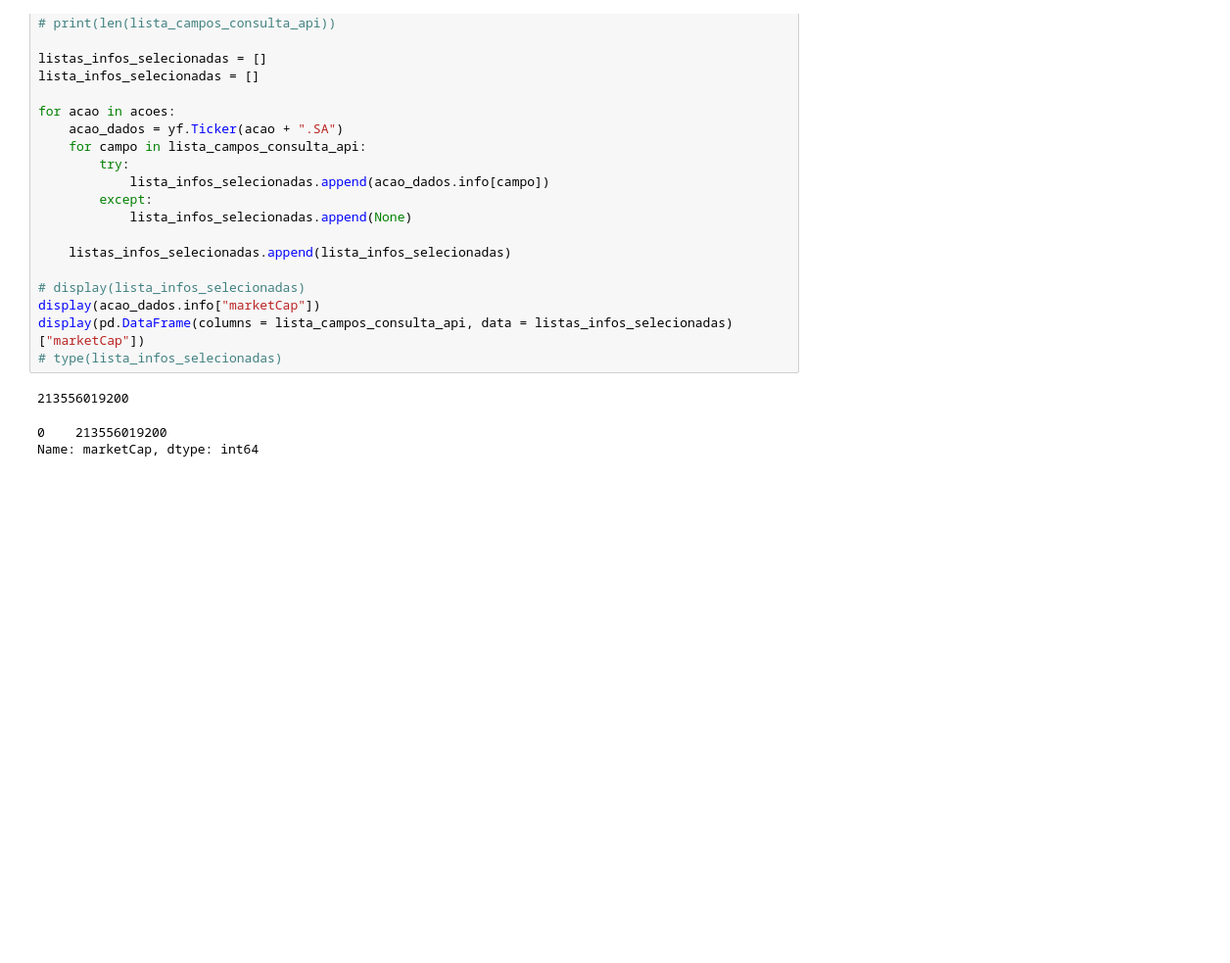
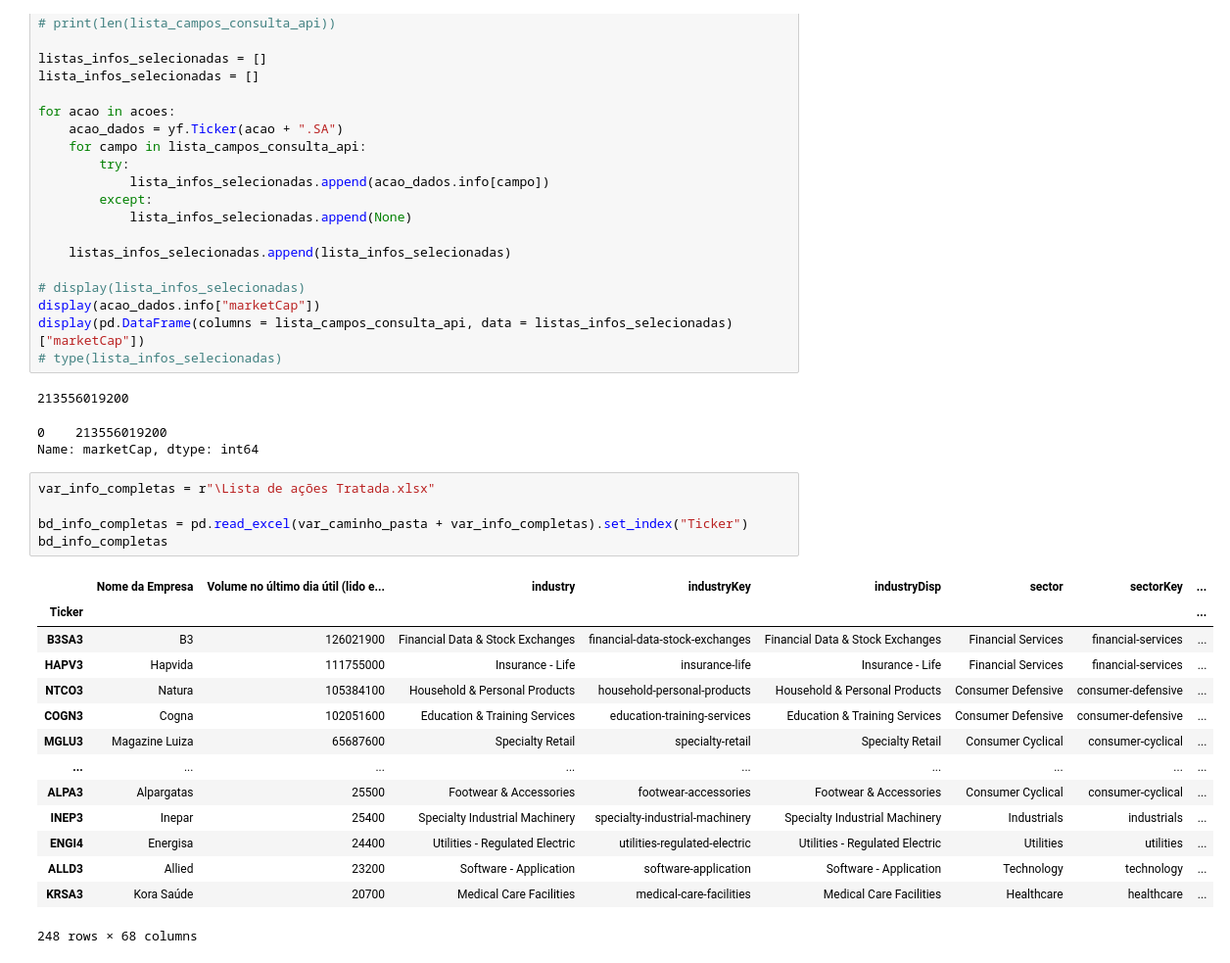
Before and after one commit to ricardopeloi/o_mais_novo_day_trader_do_brasil, a Jupyter notebook: Análises/Novo gerador de Arquivo de Histórico.ipynb, the cells around one changed output. Shown at 98% size. Drawn from its saved outputs; the diff is of its cells as text; blank space fills up the shorter version.

```diff
--- a/Análises/Novo gerador de Arquivo de Histórico.ipynb
+++ b/Análises/Novo gerador de Arquivo de Histórico.ipynb
@@ -808,3 +876,23 @@ display(pd.DataFrame(columns = lista_campos_consulta_api, data = listas_infos_se
 213556019200
 0    213556019200
 Name: marketCap, dtype: int64
+# %%
+var_info_completas = r"\Lista de ações Tratada.xlsx"
+
+bd_info_completas = pd.read_excel(var_caminho_pasta + var_info_completas).set_index("Ticker")
+bd_info_completas
+# %% [output]
+|  | Nome da Empresa | Volume no último dia útil (lido e... | industry | industryKey | industryDisp | sector | sectorKey | ... |
+| Ticker |  |  |  |  |  |  |  | ... |
+| B3SA3 | B3 | 126021900 | Financial Data & Stock Exchanges | financial-data-stock-exchanges | Financial Data & Stock Exchanges | Financial Services | financial-services | ... |
+| HAPV3 | Hapvida | 111755000 | Insurance - Life | insurance-life | Insurance - Life | Financial Services | financial-services | ... |
+| NTCO3 | Natura | 105384100 | Household & Personal Products | household-personal-products | Household & Personal Products | Consumer Defensive | consumer-defensive | ... |
+| COGN3 | Cogna | 102051600 | Education & Training Services | education-training-services | Education & Training Services | Consumer Defensive | consumer-defensive | ... |
+| MGLU3 | Magazine Luiza | 65687600 | Specialty Retail | specialty-retail | Specialty Retail | Consumer Cyclical | consumer-cyclical | ... |
+| ... | ... | ... | ... | ... | ... | ... | ... | ... |
+| ALPA3 | Alpargatas | 25500 | Footwear & Accessories | footwear-accessories | Footwear & Accessories | Consumer Cyclical | consumer-cyclical | ... |
+| INEP3 | Inepar | 25400 | Specialty Industrial Machinery | specialty-industrial-machinery | Specialty Industrial Machinery | Industrials | industrials | ... |
+| ENGI4 | Energisa | 24400 | Utilities - Regulated Electric | utilities-regulated-electric | Utilities - Regulated Electric | Utilities | utilities | ... |
+| ALLD3 | Allied | 23200 | Software - Application | software-application | Software - Application | Technology | technology | ... |
+| KRSA3 | Kora Saúde | 20700 | Medical Care Facilities | medical-care-facilities | Medical Care Facilities | Healthcare | healthcare | ... |
+248 rows × 68 columns
```
Also changed, not shown: parts of 8 cells of this notebook, 7 other files.
